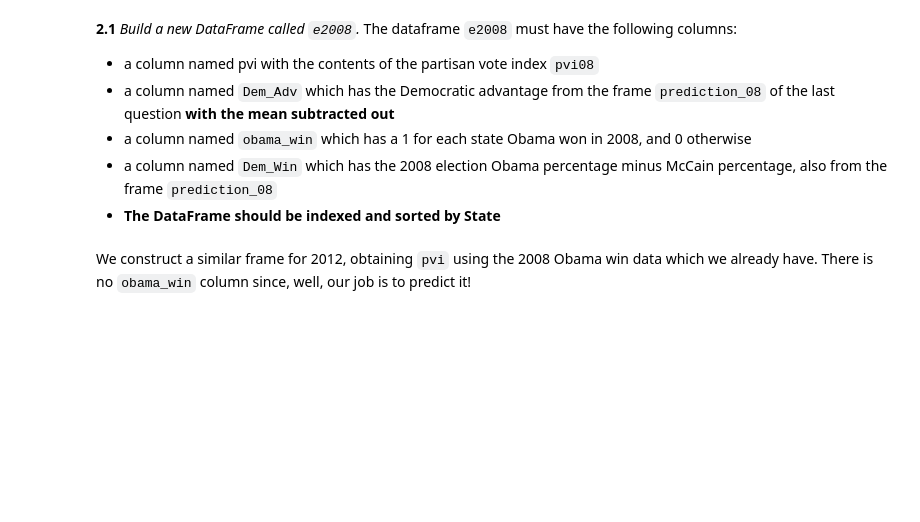
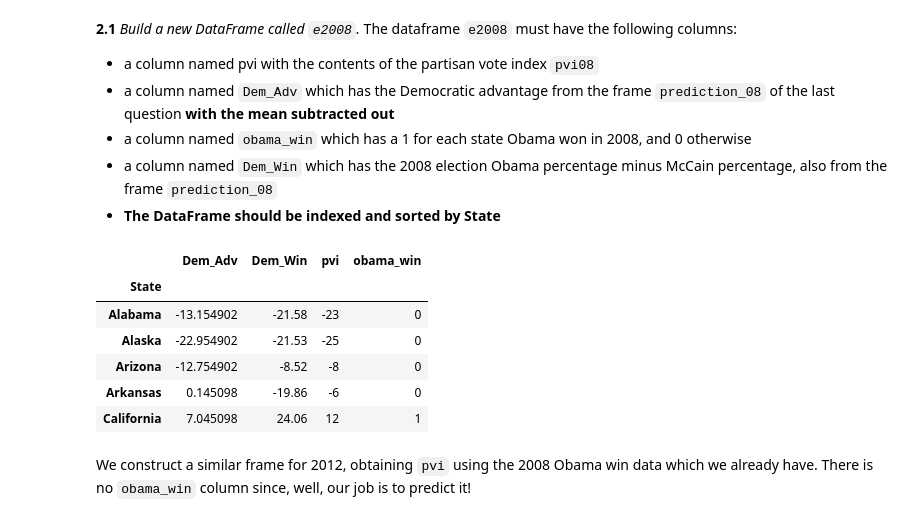
Before and after one commit to nhuber/harvardDS, a Jupyter notebook: hw2.ipynb, the cells around one changed output. Saved outputs shown, nothing was run; the diff lists cells and outputs as text; code cells hidden in the pictures; blank space fills up the shorter version.

```diff
--- a/hw2.ipynb
+++ b/hw2.ipynb
@@ -781,3 +800,17 @@ pvi08.head()
+# %%
+e2008 = pd.DataFrame(dict(pvi = pvi08, Dem_Win = prediction_08.Dem_Win,
+                         Dem_Adv = prediction_08.Dem_Adv - prediction_08.Dem_Adv.mean()))
+e2008['obama_win'] = 1 * (prediction_08.Dem_Win > 0)
+e2008 = e2008.sort_index()
+e2008.head()
+# %% [output]
+|  | Dem_Adv | Dem_Win | pvi | obama_win |
+| State |  |  |  |  |
+| Alabama | -13.154902 | -21.58 | -23 | 0 |
+| Alaska | -22.954902 | -21.53 | -25 | 0 |
+| Arizona | -12.754902 | -8.52 | -8 | 0 |
+| Arkansas | 0.145098 | -19.86 | -6 | 0 |
+| California | 7.045098 | 24.06 | 12 | 1 |
 # %% [markdown]
 We construct a similar frame for 2012, obtaining `pvi` using the 2008 Obama win data which we already have. There is no `obama_win` column since, well, our job is to predict it!
 # %%
```
Also changed, not shown: parts of 11 cells of this notebook.
